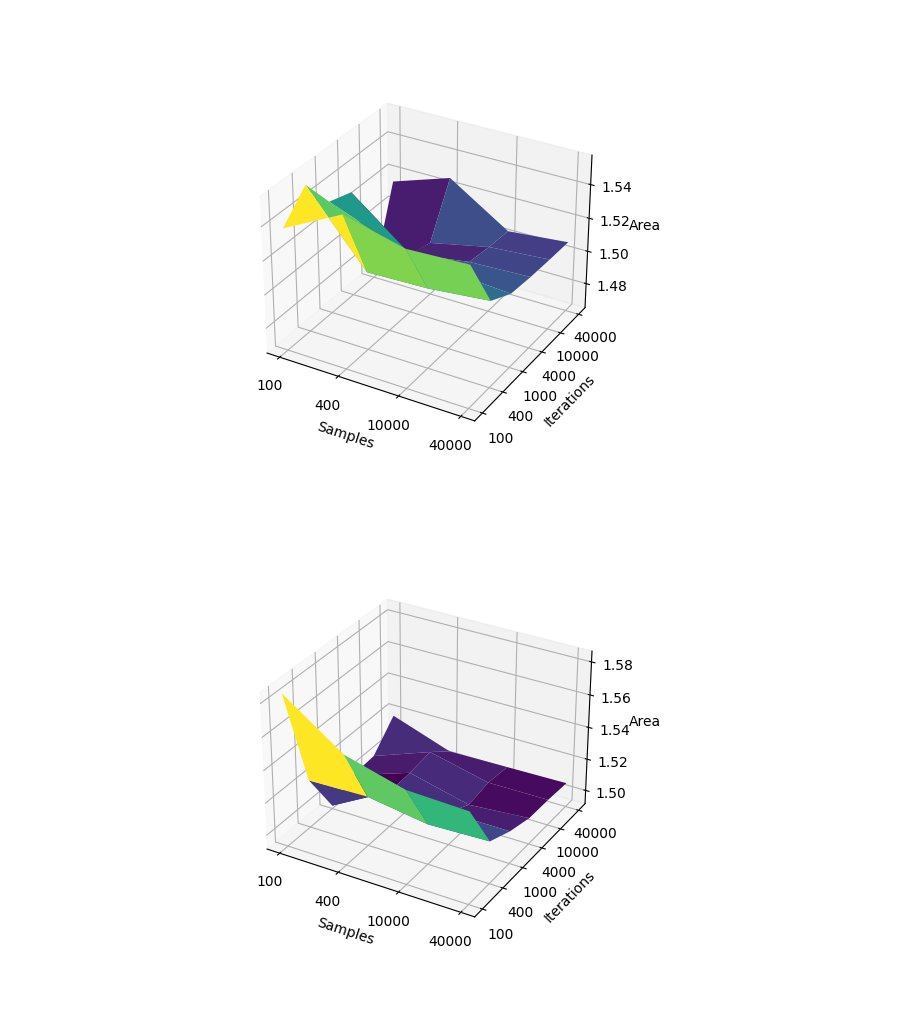
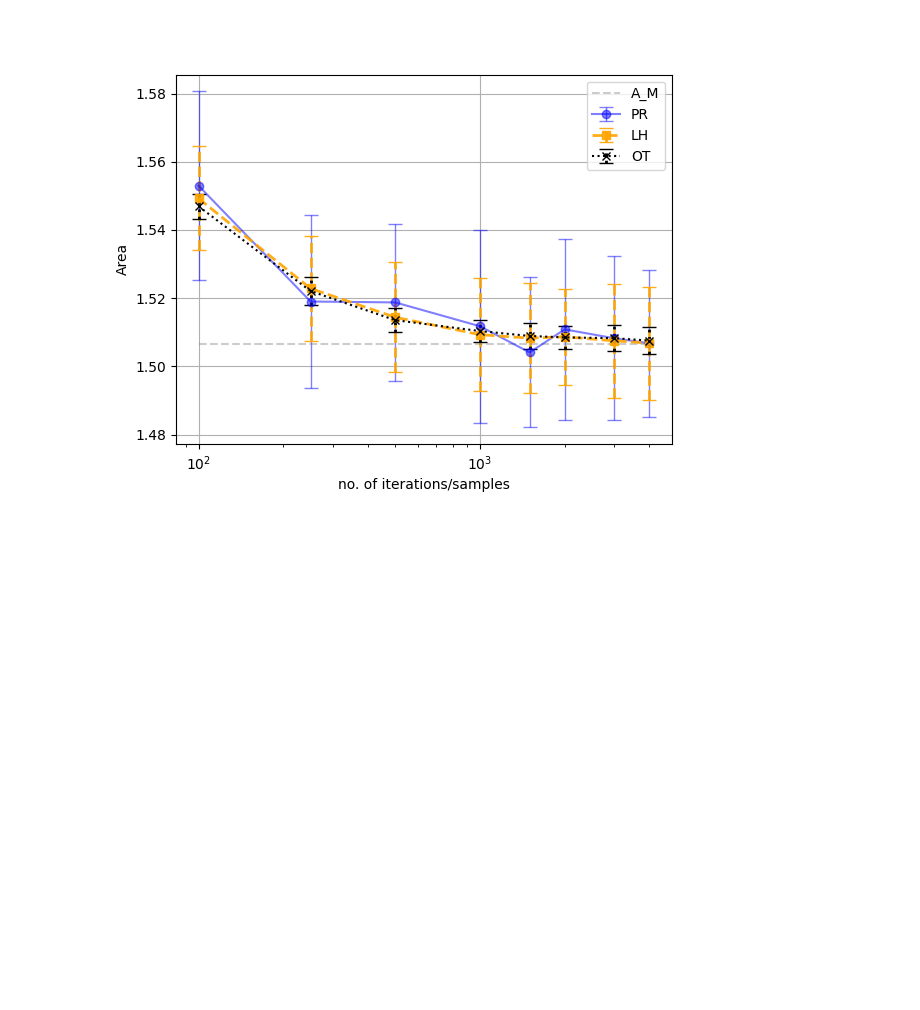
Before and after one commit to PaulHosek/Stochastic_simulation, a Jupyter notebook: mandeltests.ipynb, the cells around one changed output. Saved outputs shown, nothing was run; the diff lists cells and outputs as text; code cells hidden in the pictures; blank space fills up the shorter version.

```diff
--- a/mandeltests.ipynb
+++ b/mandeltests.ipynb
@@ -84,16 +12,26 @@ def plotconv(A_pr, A_lh, A_ot, X):
 # %%
-samples = np.array([[j * 10 ** i for j in [1,4]] for i in range(2,6,2)]).flatten()   # sample size
-iterations = np.array([[j * 10 ** i for j in [1,4]] for i in range(2,5)]).flatten()  # iterations
+# samples = np.array([[j * 10 ** i for j in [1,4]] for i in range(2,6,2)]).flatten()   # sample size
+# iterations = np.array([[j * 10 ** i for j in [1,4]] for i in range(2,5)]).flatten()  # iterations
+
+samples = [ i ** 2 for i in [10, 20, 32, 45, 64, 90, 100]]
+iterations = [100, 250, 500, 1000, 1500, 2000, 3000, 4000]
+
 bounds = -2, 0.47, -1.12, 1.12              # real-min,max,im-min,max
 
-# A_pr, A_lh, A_ot = mc_area(bounds, samples, iterations, 10)
-A_pr, A_lh, A_ot = pickleopen('pickle/')
+# A_pr, A_lh, A_ot = a.mc_area(bounds, samples, iterations, 10)
+A_pr, A_lh, A_ot = a.pickleopen('pickle/', '_100it')
 
 plt.close()
 %matplotlib widget
-plotarea3D(A_pr, samples, iterations)
-plotarea3D(A_lh, samples, iterations)
-plotarea3D(A_ot, samples, iterations)
+# a.plotarea3D(A_pr, samples, iterations)
+# a.plotarea3D(A_lh, samples, iterations)
+# a.plotarea3D(A_ot, samples, iterations)
+
+# Convert STD to CI
+# A_pr[:,:,1] = a.confidint(A_pr[:,:,1], 100, 1.96)
+# A_lh[:,:,1] = a.confidint(A_lh[:,:,1], 100, 1.96)
+# A_ot[:,:,1] = a.confidint(A_ot[:,:,1], 100, 1.96)
+## Shape of A:  A[iterations, samples, (area, std)]
+a.plotconv(A_pr[:,-1,:], A_lh[:,-1,:], A_ot[:,-1,:], iterations)
 # %% [output]
-[figure, old version]
+[figure, new version]
-[figure, removed]
```
Also changed, not shown: parts of 10 cells of this notebook, 7 other files.
